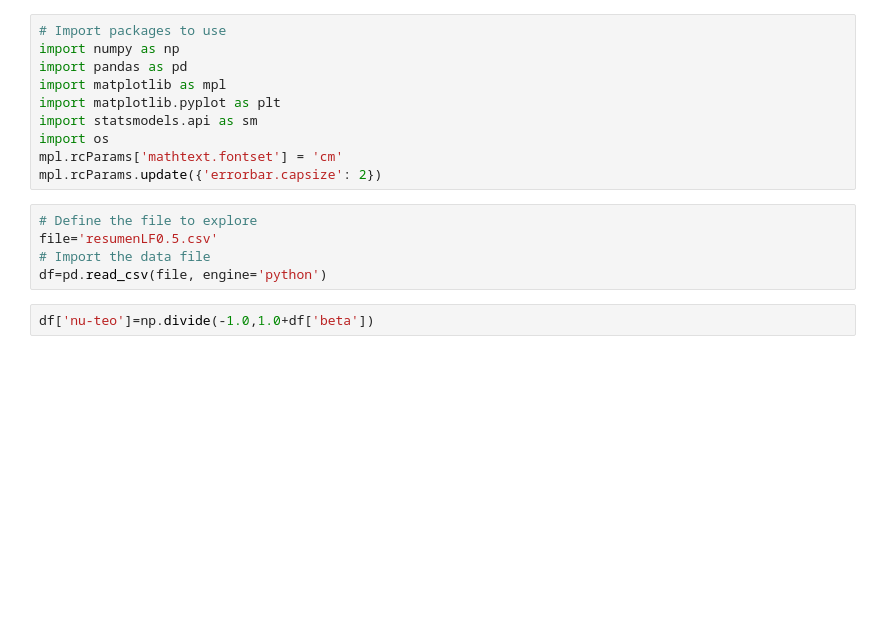
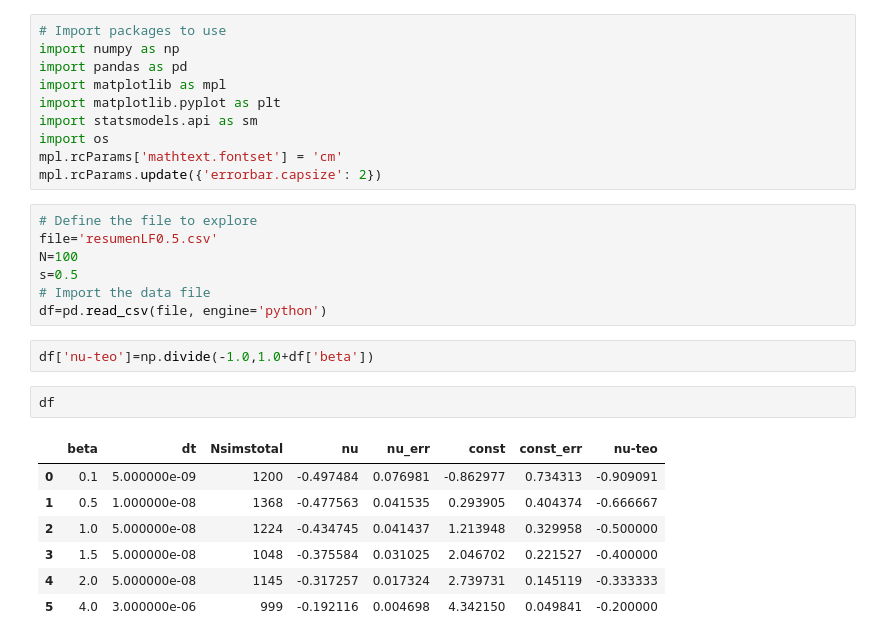
Before and after one commit to GabrielTellez/ARTICLE-SIMULATION, a Jupyter notebook: res/dt_ok/RESUMEN-N100LF0.5/N100LF0.5.ipynb, the cells around one changed output. Cells and saved outputs as stored; diff of their text form; blank space fills up the shorter version.

```diff
--- a/res/dt_ok/RESUMEN-N100LF0.5/N100LF0.5.ipynb
+++ b/res/dt_ok/RESUMEN-N100LF0.5/N100LF0.5.ipynb
@@ -11,10 +11,22 @@ mpl.rcParams.update({'errorbar.capsize': 2})
 # %%
 # Define the file to explore
 file='resumenLF0.5.csv'
+N=100
+s=0.5
 # Import the data file
 df=pd.read_csv(file, engine='python')
 # %%
 df['nu-teo']=np.divide(-1.0,1.0+df['beta'])
+# %%
+df
+# %% [output]
+|  | beta | dt | Nsimstotal | nu | nu_err | const | const_err | nu-teo |
+| 0 | 0.1 | 5.000000e-09 | 1200 | -0.497484 | 0.076981 | -0.862977 | 0.734313 | -0.909091 |
+| 1 | 0.5 | 1.000000e-08 | 1368 | -0.477563 | 0.041535 | 0.293905 | 0.404374 | -0.666667 |
+| 2 | 1.0 | 5.000000e-08 | 1224 | -0.434745 | 0.041437 | 1.213948 | 0.329958 | -0.500000 |
+| 3 | 1.5 | 5.000000e-08 | 1048 | -0.375584 | 0.031025 | 2.046702 | 0.221527 | -0.400000 |
+| 4 | 2.0 | 5.000000e-08 | 1145 | -0.317257 | 0.017324 | 2.739731 | 0.145119 | -0.333333 |
+| 5 | 4.0 | 3.000000e-06 | 999 | -0.192116 | 0.004698 | 4.342150 | 0.049841 | -0.200000 |
 # %%
 fig,ax=plt.subplots(figsize=(12,6))
 
```
Also changed, not shown: parts of 4 cells of this notebook, 31 other files.
